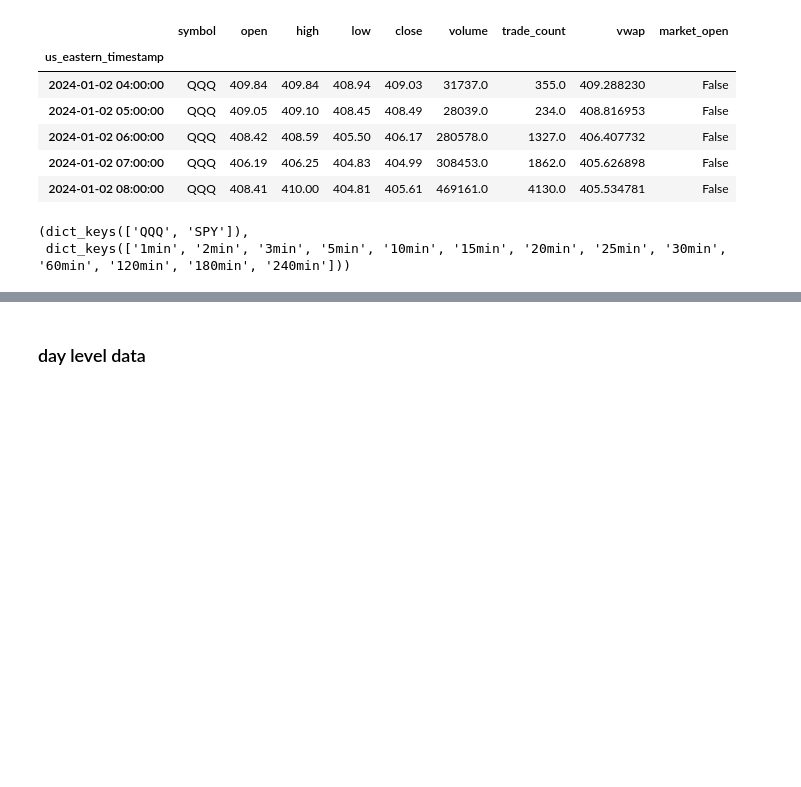
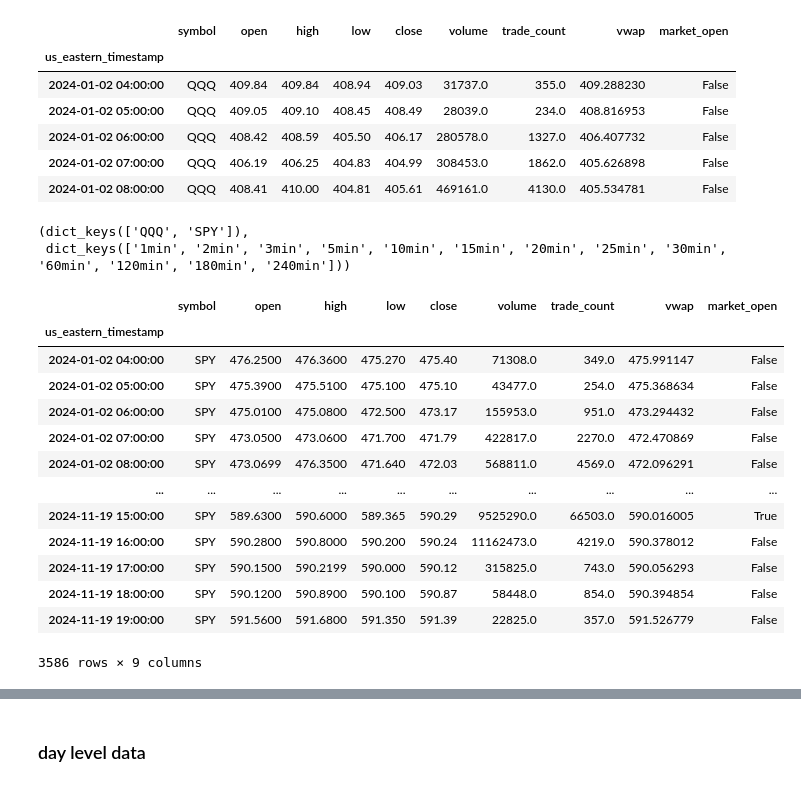
Before and after one commit to hub-Abhishek/AthenaInsights, a Jupyter notebook: notebooks/data_cleaning/data_prep.ipynb, the cells around one changed output, grey strips where cells are left out. Drawn from its saved outputs; the diff is of its cells as text; code cells hidden in the pictures; blank space fills up the shorter version.

```diff
--- a/notebooks/data_cleaning/data_prep.ipynb
+++ b/notebooks/data_cleaning/data_prep.ipynb
@@ -149,9 +208,26 @@ symbol = df2.symbol.unique() # 'SPY'
 durations = ['120min', '180min', '240min']
 for sym in symbol:
     datasets[sym]['60min'] = df2[df2.symbol==sym].copy()
-    datasets[sym] = process_dataset(df2, sym, datasets[sym])
+    datasets[sym] = process_dataset_min(df2, sym, datasets[sym])
 # %%
 datasets.keys(), datasets['SPY'].keys()
 # %% [output]
 (dict_keys(['QQQ', 'SPY']),
  dict_keys(['1min', '2min', '3min', '5min', '10min', '15min', '20min', '25min', '30min', '60min', '120min', '180min', '240min']))
+# %%
+datasets['SPY']['60min']
+# %% [output]
+|  | symbol | open | high | low | close | volume | trade_count | vwap | market_open |
+| us_eastern_timestamp |  |  |  |  |  |  |  |  |  |
+| 2024-01-02 04:00:00 | SPY | 476.2500 | 476.3600 | 475.270 | 475.40 | 71308.0 | 349.0 | 475.991147 | False |
+| 2024-01-02 05:00:00 | SPY | 475.3900 | 475.5100 | 475.100 | 475.10 | 43477.0 | 254.0 | 475.368634 | False |
+| 2024-01-02 06:00:00 | SPY | 475.0100 | 475.0800 | 472.500 | 473.17 | 155953.0 | 951.0 | 473.294432 | False |
+| 2024-01-02 07:00:00 | SPY | 473.0500 | 473.0600 | 471.700 | 471.79 | 422817.0 | 2270.0 | 472.470869 | False |
+| 2024-01-02 08:00:00 | SPY | 473.0699 | 476.3500 | 471.640 | 472.03 | 568811.0 | 4569.0 | 472.096291 | False |
+| ... | ... | ... | ... | ... | ... | ... | ... | ... | ... |
+| 2024-11-19 15:00:00 | SPY | 589.6300 | 590.6000 | 589.365 | 590.29 | 9525290.0 | 66503.0 | 590.016005 | True |
+| 2024-11-19 16:00:00 | SPY | 590.2800 | 590.8000 | 590.200 | 590.24 | 11162473.0 | 4219.0 | 590.378012 | False |
+| 2024-11-19 17:00:00 | SPY | 590.1500 | 590.2199 | 590.000 | 590.12 | 315825.0 | 743.0 | 590.056293 | False |
+| 2024-11-19 18:00:00 | SPY | 590.1200 | 590.8900 | 590.100 | 590.87 | 58448.0 | 854.0 | 590.394854 | False |
+| 2024-11-19 19:00:00 | SPY | 591.5600 | 591.6800 | 591.350 | 591.39 | 22825.0 | 357.0 | 591.526779 | False |
+3586 rows × 9 columns
```
Also changed, not shown: parts of 15 cells of this notebook, 4 other files.
